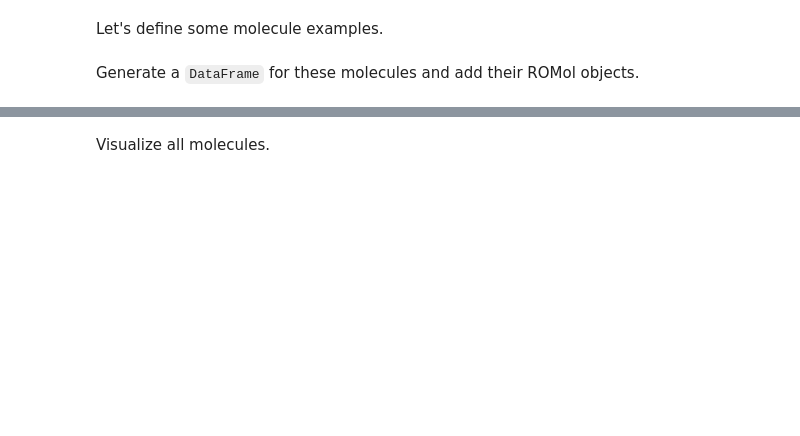
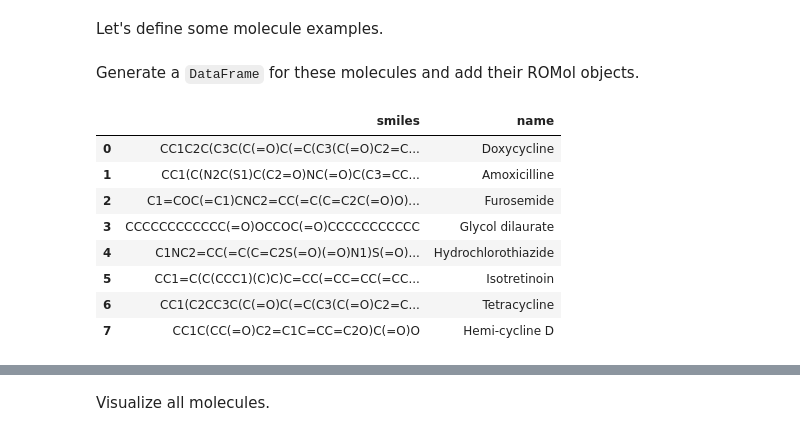
Before and after one commit to ICOA-SBC/GSON-cheminformatics, a Jupyter notebook: cours_3/T4_mol_similarity_student.ipynb, the cells around one changed output, grey strips where cells are left out. Drawn from its saved outputs; the diff is of its cells as text; code cells hidden in the pictures; blank space fills up the shorter version.

```diff
--- a/cours_3/T4_mol_similarity_student.ipynb
+++ b/cours_3/T4_mol_similarity_student.ipynb
@@ -235,3 +233,40 @@ molecule_names = []
+# %%
+# Molecules in SMILES format
+molecule_smiles = [
+    "CC1C2C(C3C(C(=O)C(=C(C3(C(=O)C2=C(C4=C1C=CC=C4O)O)O)O)C(=O)N)N(C)C)O", # doxycycline: antibiotic
+    "CC1(C(N2C(S1)C(C2=O)NC(=O)C(C3=CC=C(C=C3)O)N)C(=O)O)C", # amoxicilline: antibiotic
+    "C1=COC(=C1)CNC2=CC(=C(C=C2C(=O)O)S(=O)(=O)N)Cl", # furosemide: loop diuretic medication to treat edema
+    "CCCCCCCCCCCC(=O)OCCOC(=O)CCCCCCCCCCC", # glycol_dilaurate:
+    "C1NC2=CC(=C(C=C2S(=O)(=O)N1)S(=O)(=O)N)Cl", # hydrochlorothiazide: diuretic medication to treat hypertension
+    "CC1=C(C(CCC1)(C)C)C=CC(=CC=CC(=CC(=O)O)C)C", # isotretinoine: treat severe acne
+    "CC1(C2CC3C(C(=O)C(=C(C3(C(=O)C2=C(C4=C1C=CC=C4O)O)O)O)C(=O)N)N(C)C)O", # tetracycline: antibiotic
+    "CC1C(CC(=O)C2=C1C=CC=C2O)C(=O)O", # hemi_cycline_D: (almost half of cyclines)
+]
+
+# List of molecule names
+molecule_names = [
+    "Doxycycline",
+    "Amoxicilline",
+    "Furosemide",
+    "Glycol dilaurate",
+    "Hydrochlorothiazide",
+    "Isotretinoin",
+    "Tetracycline",
+    "Hemi-cycline D",
+]
 # %% [markdown]
 Generate a `DataFrame` for these molecules and add their ROMol objects.
+# %%
+molecules = pd.DataFrame({"smiles": molecule_smiles, "name": molecule_names})
+molecules
+# %% [output]
+|  | smiles | name |
+| 0 | CC1C2C(C3C(C(=O)C(=C(C3(C(=O)C2=C... | Doxycycline |
+| 1 | CC1(C(N2C(S1)C(C2=O)NC(=O)C(C3=CC... | Amoxicilline |
+| 2 | C1=COC(=C1)CNC2=CC(=C(C=C2C(=O)O)... | Furosemide |
+| 3 | CCCCCCCCCCCC(=O)OCCOC(=O)CCCCCCCCCCC | Glycol dilaurate |
+| 4 | C1NC2=CC(=C(C=C2S(=O)(=O)N1)S(=O)... | Hydrochlorothiazide |
+| 5 | CC1=C(C(CCC1)(C)C)C=CC(=CC=CC(=CC... | Isotretinoin |
+| 6 | CC1(C2CC3C(C(=O)C(=C(C3(C(=O)C2=C... | Tetracycline |
+| 7 | CC1C(CC(=O)C2=C1C=CC=C2O)C(=O)O | Hemi-cycline D |
 # %%
```
Also changed, not shown: parts of 61 cells of this notebook, 1 other file.
